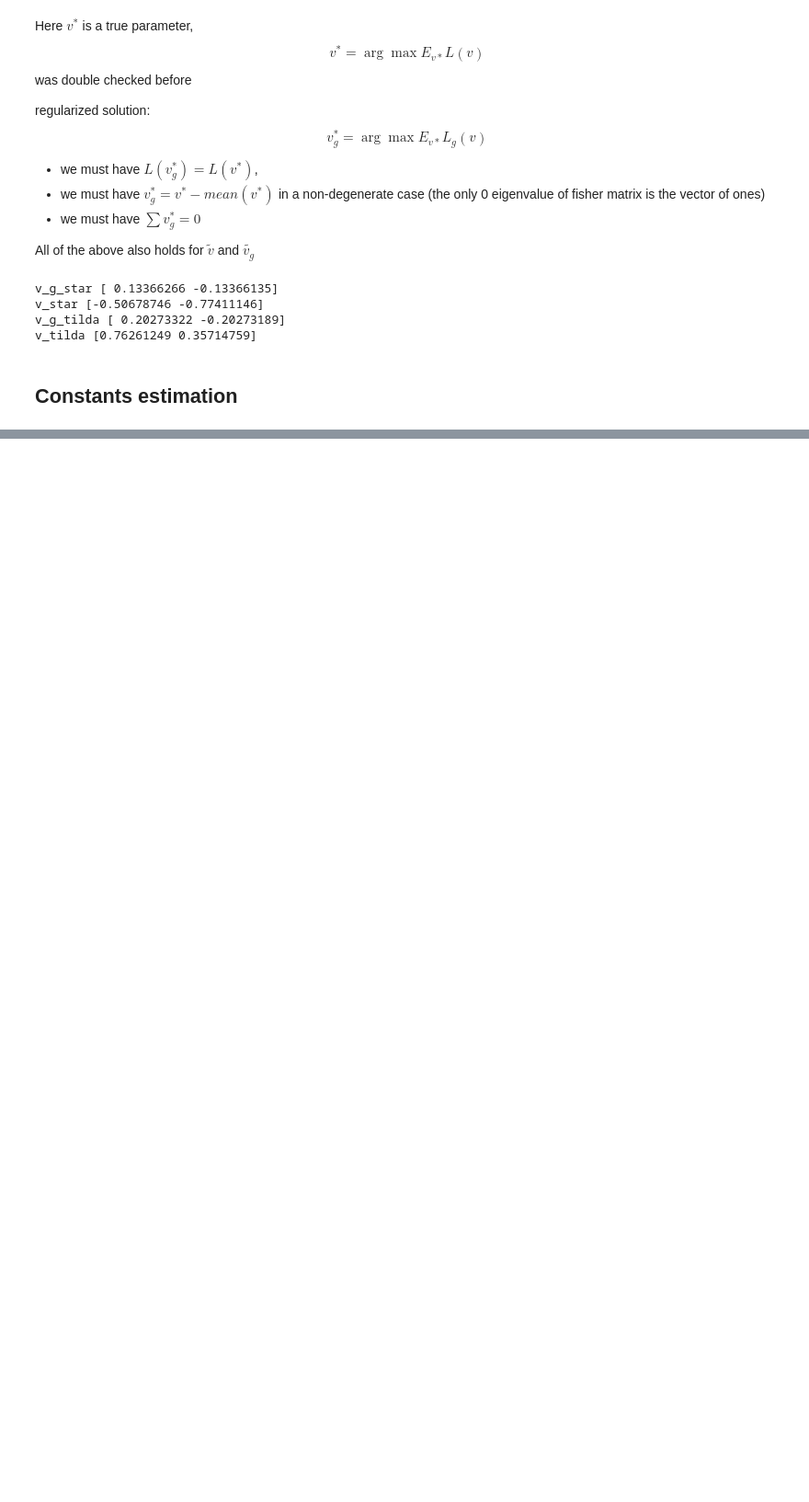
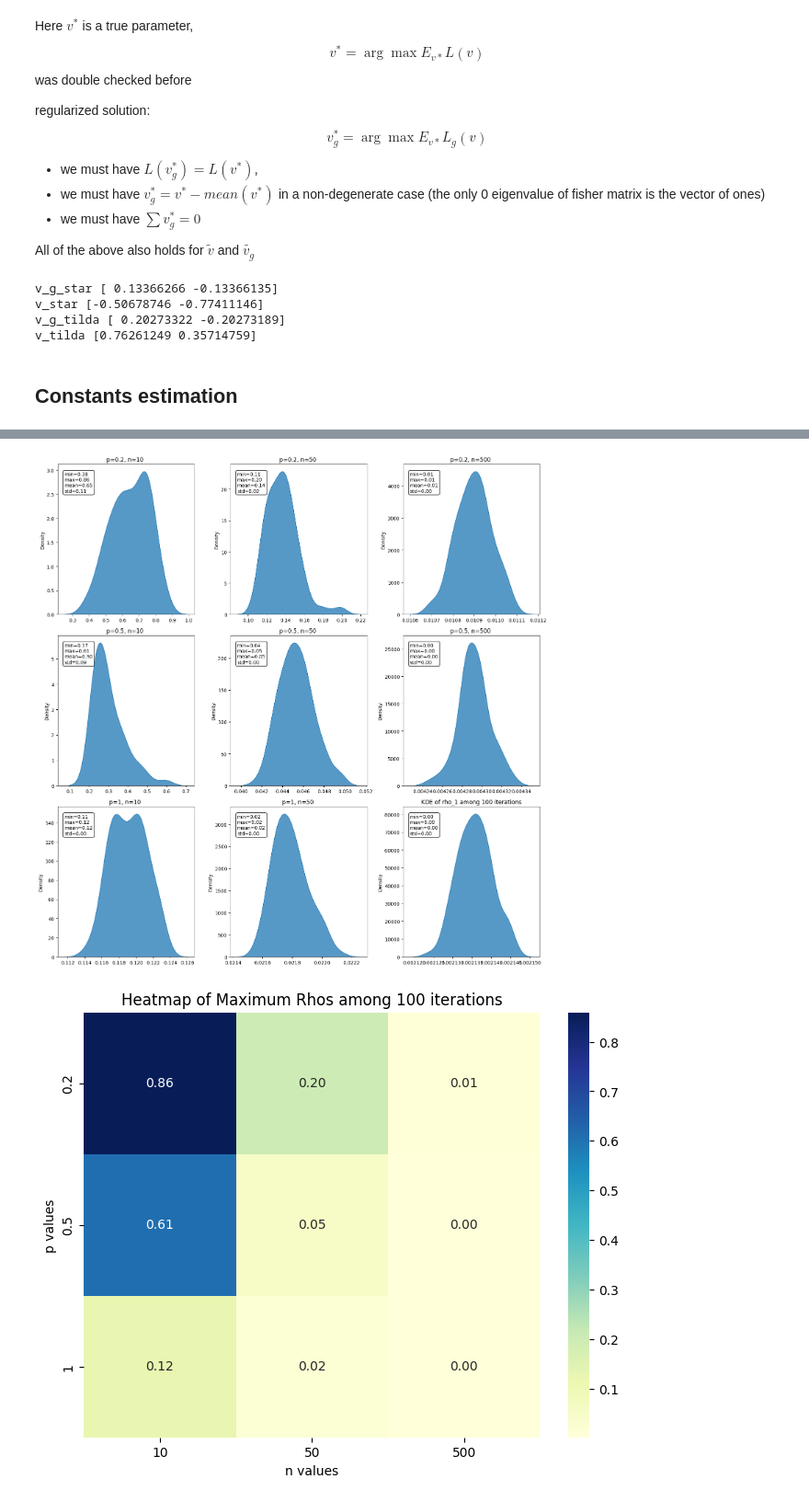
Before and after one commit to PankevichSergey/btl, a Jupyter notebook: exp.ipynb, the cells around one changed output, grey strips where cells are left out. Shown at 92% size. Saved outputs shown, nothing was run; the diff lists cells and outputs as text; code cells hidden in the pictures; blank space fills up the shorter version.

```diff
--- a/exp.ipynb
+++ b/exp.ipynb
@@ -2,6 +2,12 @@
 ![image.png](attachment:image.png)
 # %% [markdown]
 ![img](pic.png)
+# %%
+import seaborn as sns
+
+%config InlineBackend.figure_format = 'retina'
+
+sns.set_theme(style='darkgrid')
 # %%
 %load_ext autoreload
 %autoreload 2
@@ -398,0 +276,62 @@ Text(50.722222222222214, 0.5, 'gl values')
+# %%
+from constants import rho_1
+import matplotlib.pyplot as plt
+import seaborn as sns
+import numpy as np
+
+
+def make_rho_1_kde_and_heatmap_plots(max_iter=100):
+    prob_values = [0.2, 0.5, 1]
+    p_values = [10, 50, 500]
+    fig_kde, axes_kde = plt.subplots(3, 3, figsize=(15, 15))
+    max_rhos = np.zeros((3, 3))
+
+    for i, p in enumerate(prob_values):
+        for j, n in enumerate(p_values):
+            rhos = []
+            for iter in range(max_iter):
+                data = GaoData(int(n), p, L=1, v_range=[0, 2])
+                F_matrix = F(data.v, data.N)
+                rhos.append(rho_1(F_matrix))
+
+            ax_kde = axes_kde[i, j]
+            sns.kdeplot(rhos, ax=ax_kde, fill=True, alpha=0.75)
+            ax_kde.set_title(f"p={p}, n={int(n)} ")
+            ax_kde.annotate(
+                f"min={np.min(rhos):.2f}\nmax={np.max(rhos):.2f}\nmean={np.mean(rhos):.2f}\nstd={np.std(rhos):.2f}",
+                xy=(0.05, 0.95),
+                xycoords="axes fraction",
+                verticalalignment="top",
+                horizontalalignment="left",
+                bbox=dict(
+                    boxstyle="round,pad=0.3",
+                    edgecolor="black",
+                    facecolor="white",
+                ),
+            )
+            max_rhos[i, j] = np.max(rhos)
+    plt.title(f"KDE of rho_1 among {max_iter} iterations")
+    plt.tight_layout()
+    plt.show()
+
+    # Create a heatmap for the maximum values of rhos
+    fig_heatmap, ax_heatmap = plt.subplots(figsize=(8, 6))
+    sns.heatmap(
+        max_rhos,
+        annot=True,
+        fmt=".2f",
+        ax=ax_heatmap,
+        cmap="YlGnBu",
+        xticklabels=p_values,
+        yticklabels=prob_values,
+    )
+    ax_heatmap.set_xlabel("n values")
+    ax_heatmap.set_ylabel("p values")
+    ax_heatmap.set_title(f"Heatmap of Maximum Rhos among {max_iter} iterations")
+    plt.show()
+
+
+make_rho_1_kde_and_heatmap_plots(100)
+# %% [output]
+[figure, added]
+[figure, added]
```
Also changed, not shown: parts of 9 cells of this notebook, 3 other files.
